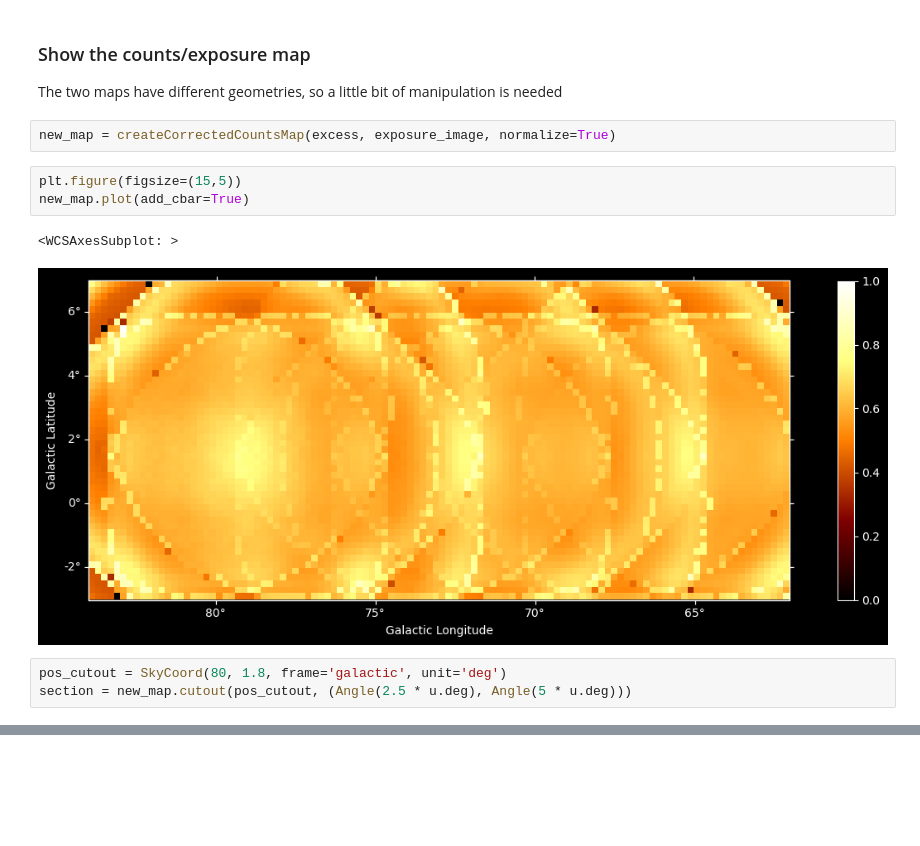
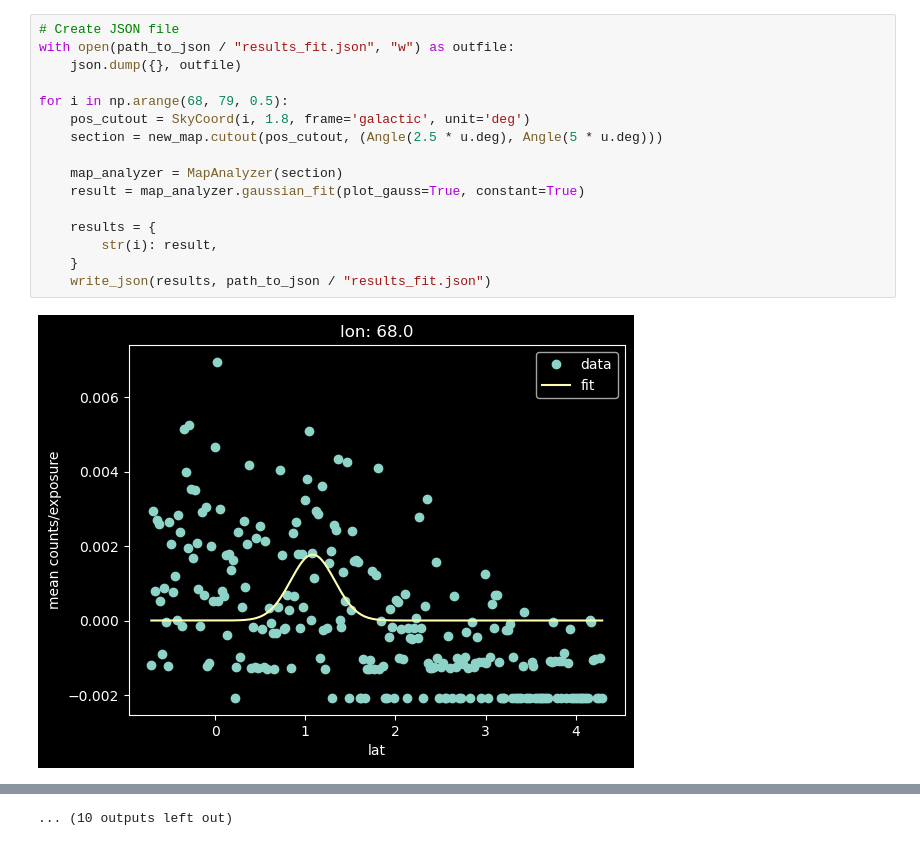
Before and after one commit to Tutanto/DiffuseEmission, a Jupyter notebook: analysis/gauss_histogram.ipynb, the cells around one changed output, grey strips where cells are left out. Cells and saved outputs as stored; diff of their text form; blank space fills up the shorter version.

```diff
--- a/analysis/gauss_histogram.ipynb
+++ b/analysis/gauss_histogram.ipynb
@@ -111,14 +53,18 @@ plt.show()
-# %% [markdown]
-### Show the counts/exposure map
-The two maps have different geometries, so a little bit of manipulation is needed
-# %%
-new_map = createCorrectedCountsMap(excess, exposure_image, normalize=True)
-# %%
-plt.figure(figsize=(15,5))
-new_map.plot(add_cbar=True)
-# %% [output]
-<WCSAxesSubplot: >
-[figure, removed]
 # %%
-pos_cutout = SkyCoord(80, 1.8, frame='galactic', unit='deg')
-section = new_map.cutout(pos_cutout, (Angle(2.5 * u.deg), Angle(5 * u.deg)))
+# Create JSON file
+with open(path_to_json / "results_fit.json", "w") as outfile:
+    json.dump({}, outfile)
+
+for i in np.arange(68, 79, 0.5):
+    pos_cutout = SkyCoord(i, 1.8, frame='galactic', unit='deg')
+    section = new_map.cutout(pos_cutout, (Angle(2.5 * u.deg), Angle(5 * u.deg)))
+
+    map_analyzer = MapAnalyzer(section)
+    result = map_analyzer.gaussian_fit(plot_gauss=True, constant=True)
+
+    results = {
+        str(i): result,
+    }
+    write_json(results, path_to_json / "results_fit.json")
+# %% [output]
+[figure, added]
@@ -124,0 +82 @@ section = new_map.cutout(pos_cutout, (Angle(2.5 * u.deg), Angle(5 * u.deg)))
+... (10 outputs left out)
```
Also changed, not shown: parts of 24 cells of this notebook, 2 other files.
